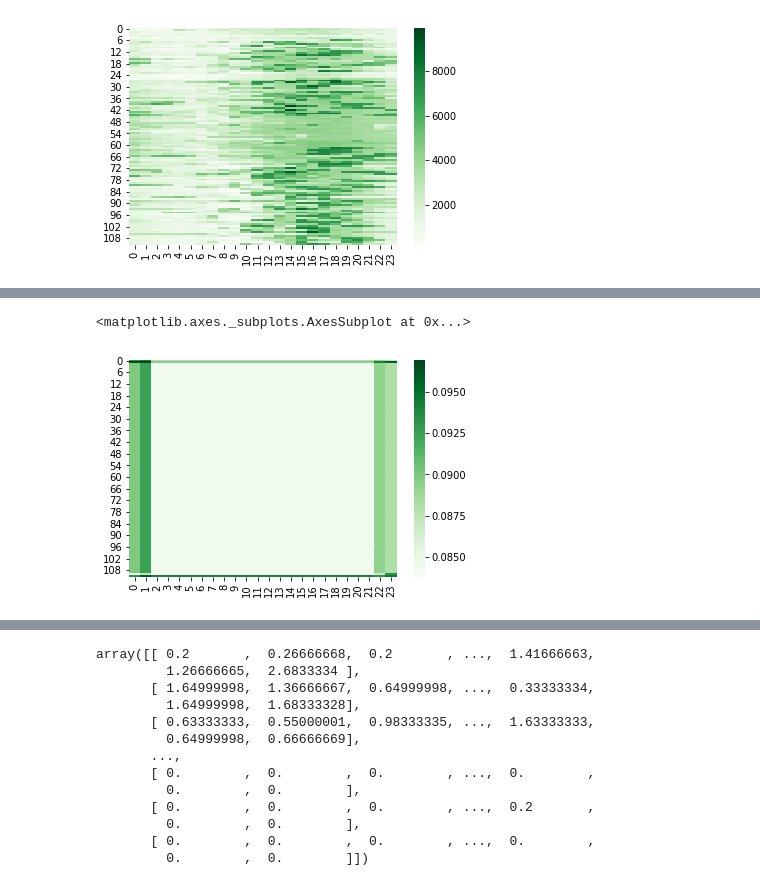
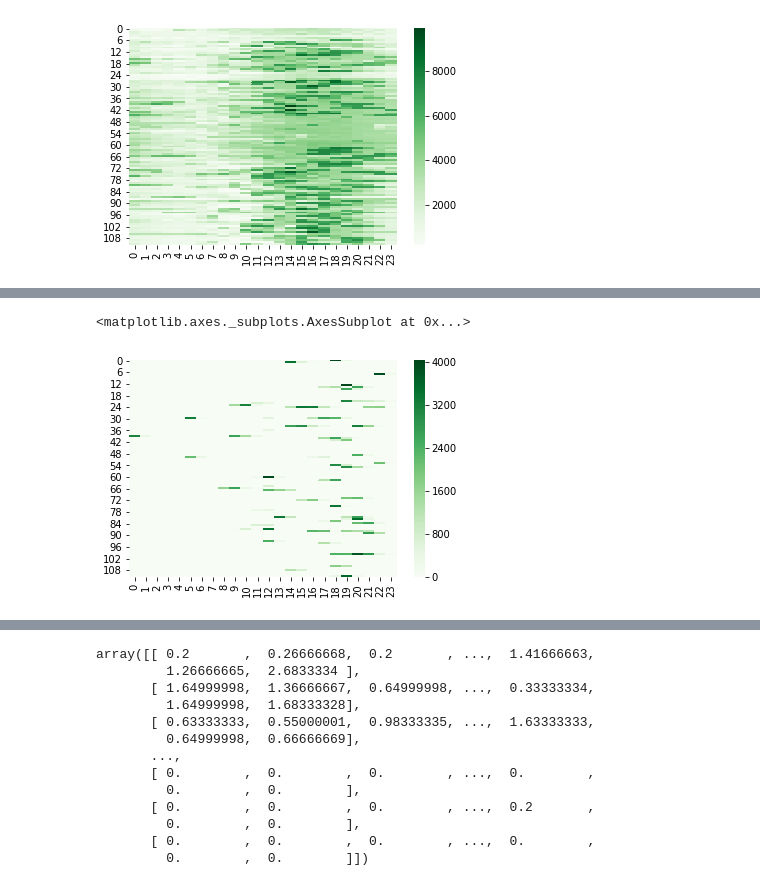
Before and after one commit to nipunbatra/freq-nilm, a Jupyter notebook: notebooks/cnn-tree-test-maxpooling.ipynb, the cells around one changed output, grey strips where cells are left out. Cells and saved outputs as stored; diff of their text form; code cells hidden in the pictures.

```diff
--- a/notebooks/cnn-tree-test-maxpooling.ipynb
+++ b/notebooks/cnn-tree-test-maxpooling.ipynb
@@ -49,15 +49,10 @@ class CustomCNN(nn.Module):
         pred = self.bn2(self.act(pred))
         layer2 = pred.clone()
 
-        pred = self.conv3(pred)
-        pred = self.bn3(self.act(pred))
 
         pred, indices = self.maxpool(pred)
         pred = self.unpool(pred, indices)
         maxlayer = pred.clone()
-
-        pred = self.conv4(pred)
-        pred = self.bn4(self.act(pred))
 
         pred = self.conv5(pred)
         pred = self.bn5(self.act(pred))
@@ -183,6 +176,6 @@ RuntimeError: cuda runtime error (2) : out of memory at /opt/conda/conda-bld/pyt
 # %%
 p = 0
-num_iterations = 2000
+num_iterations = 200000
 params = [inp, p]
 for a_num, appliance in enumerate(ORDER):
     params.append(out_train[a_num])
@@ -237,6 +247,6 @@ RuntimeError: input and target have different number of elements: input[43 x 1 x
 # %%
 from sklearn.metrics import mean_absolute_error
-num_iterations = 1600
+num_iterations = 24800
 # %%
 
 train_fold = {}
@@ -328,5 +343,5 @@ sns.heatmap(pd.DataFrame(test_aggregate[0][0]), cmap='Greens')
 # %%
-sns.heatmap(pd.DataFrame(train_fold[1600][0].reshape(-1, 112, 24)[5]), cmap='Greens')
+sns.heatmap(pd.DataFrame(test_gt_fold[0].reshape(-1, 112, 24)[5]), cmap='Greens')
 # %% [output]
 <matplotlib.axes._subplots.AxesSubplot at 0x...>
-[figure, old version]
+[figure, new version]
```
Also changed, not shown: parts of 5 cells of this notebook, 17 other files.
